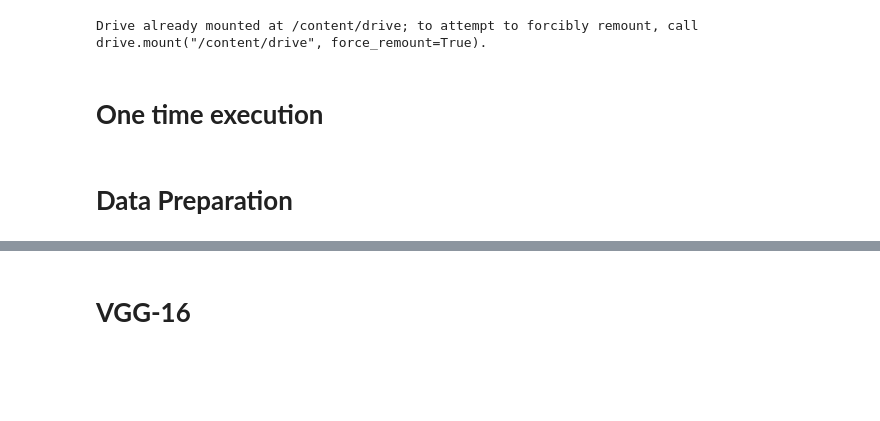
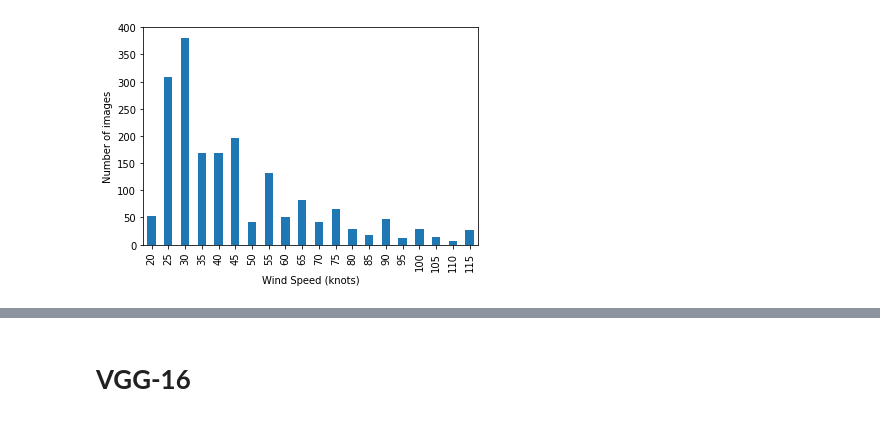
Before and after one commit to manishmawatwal/Deep_Learning_Cylcone_Intensity_Estimation_NIO_Satellite, a Jupyter notebook: notebooks/Regression.ipynb, the cells around one changed output, grey strips where cells are left out. Cells and saved outputs as stored; diff of their text form; code cells hidden in the pictures; blank space fills up the shorter version.

```diff
--- a/notebooks/Regression.ipynb
+++ b/notebooks/Regression.ipynb
@@ -18,7 +21,0 @@ from tensorflow.keras.callbacks import EarlyStopping, ModelCheckpoint
-# %%
-from google.colab import drive
-drive.mount('/content/drive')
-# %% [output]
-Drive already mounted at /content/drive; to attempt to forcibly remount, call drive.mount("/content/drive", force_remount=True).
-# %% [markdown]
-# **One time execution**
@@ -54,2 +21,0 @@ p#!unzip -q "/content/drive/MyDrive/regression_data.zip" -d "/content/drive/MyDr
-# %% [markdown]
-# **Data Preparation**
@@ -58,5 +22,22 @@ image_dir = Path("/content/drive/MyDrive/regression_data/regression_data")
 # %%
-filepaths = pd.Series(list(image_dir.glob(r'**/*.jpg')), name = 'Filepath').astype(str)
-intensity = pd.Series(filepaths.apply(lambda x: os.path.split(os.path.split(x)[0])[1]), name = 'Intensity').astype(np.int32)
+image_dir = Path('/content/drive/MyDrive/Regression/data')
 
-images = pd.concat([filepaths, intensity], axis = 1).sample(frac = 1.0, random_state = 1).reset_index(drop = True)
+filepaths = pd.Series(list(image_dir.glob(r'**/*.jpg')), name='Filepath').astype(str)
+intensity = pd.Series(filepaths.apply(lambda x: os.path.split(os.path.split(x)[0])[1]), name='Intensity').astype(np.int32)
+
+images = pd.concat([filepaths, intensity], axis=1).sample(frac=1.0, random_state=1).reset_index(drop=True)
+
+image_df = images.sample(len(images), random_state=1).reset_index(drop=True)
+
+train_df, val_df = train_test_split(image_df, test_size=0.3, shuffle=True, random_state=1)
+val_df, test_df = train_test_split(val_df, test_size=0.5, shuffle=True, random_state=1)
+
+train_labels = train_df.iloc[:, -1].values
+val_labels = val_df.iloc[:, -1].values
+
+images.Intensity.value_counts().sort_index().plot(kind = 'bar')
+plt.xlabel('Wind Speed (knots)')
+plt.ylabel('Number of images')
+plt.show()
+# %% [output]
+[figure, added]
```
Also changed, not shown: parts of 80 cells of this notebook, 3 other files.
